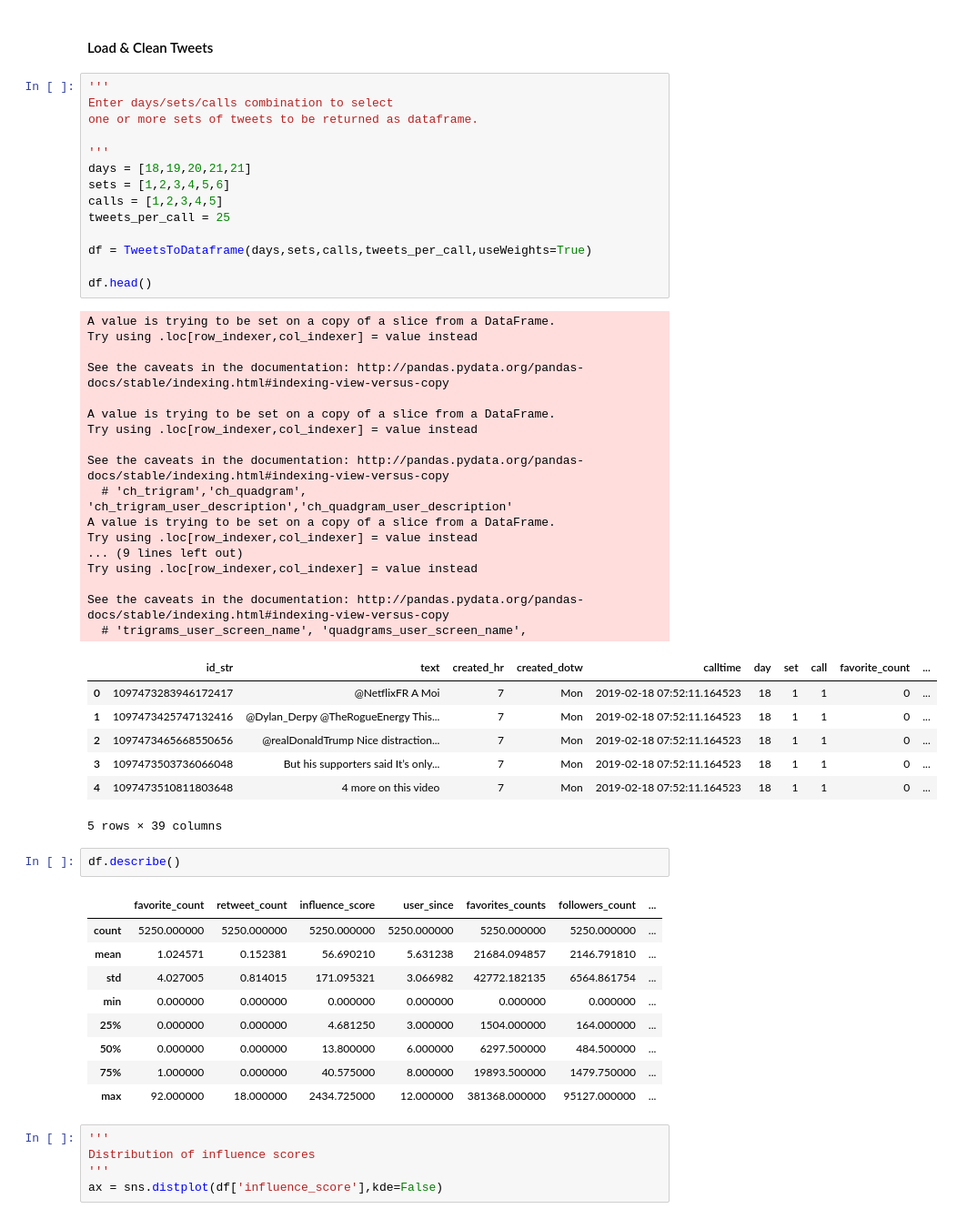
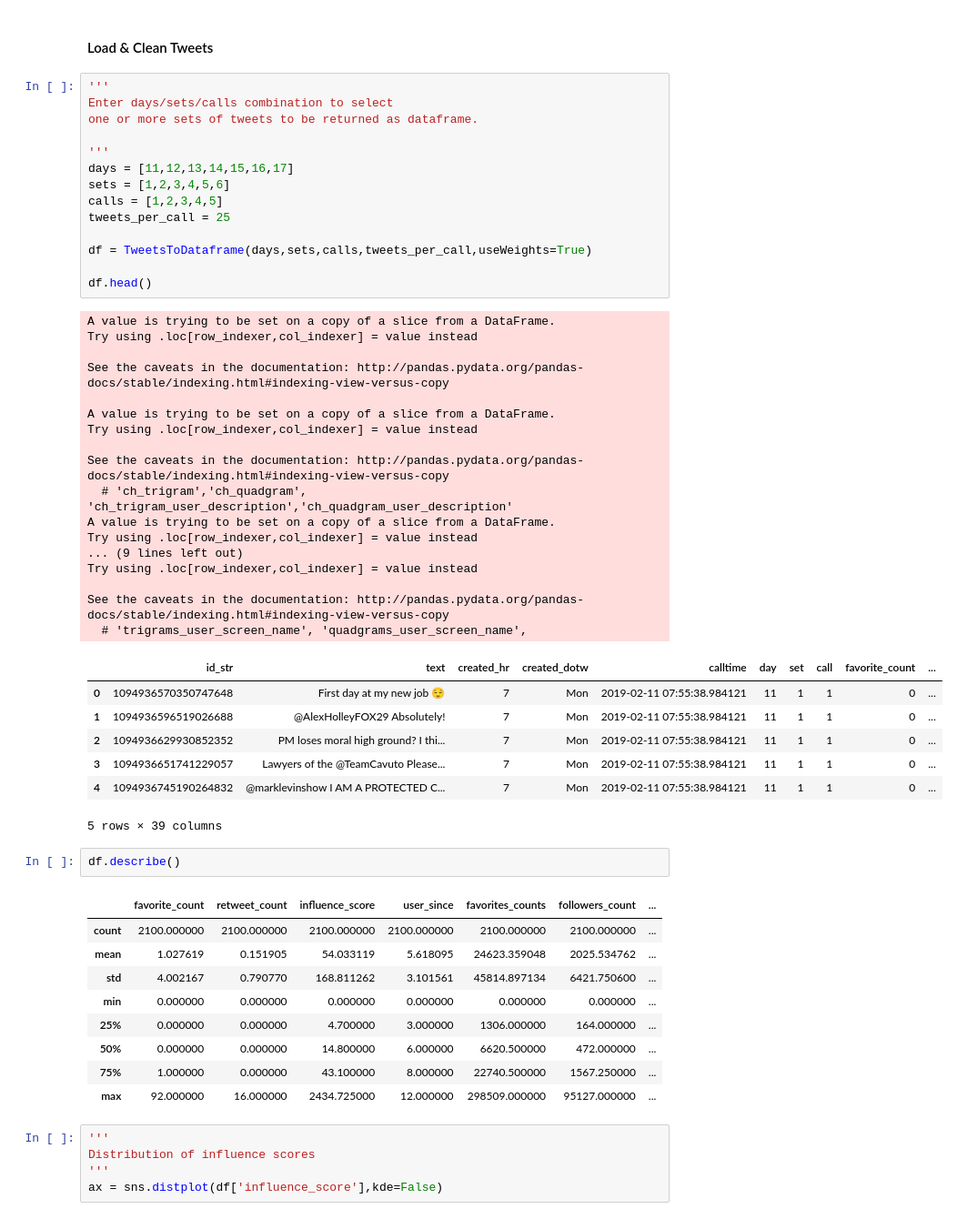
Before and after one commit to jdecke71/tw_net, a Jupyter notebook: notebooks/analysis.ipynb, the cells around one changed output. Shown at 91% size. Drawn from its saved outputs; the diff is of its cells as text.

```diff
--- a/notebooks/analysis.ipynb
+++ b/notebooks/analysis.ipynb
@@ -16,52 +16,52 @@
 Enter days/sets/calls combination to select
 one or more sets of tweets to be returned as dataframe.
 
 '''
-days = [18,19,20,21,21]
+days = [11,12,13,14,15,16,17]
 sets = [1,2,3,4,5,6]
 calls = [1,2,3,4,5]
 tweets_per_call = 25
 
 df = TweetsToDataframe(days,sets,calls,tweets_per_call,useWeights=True)
 
 df.head()
 # %% [output]
 A value is trying to be set on a copy of a slice from a DataFrame.
 Try using .loc[row_indexer,col_indexer] = value instead
 
 See the caveats in the documentation: http://pandas.pydata.org/pandas-docs/stable/indexing.html#indexing-view-versus-copy
 
 A value is trying to be set on a copy of a slice from a DataFrame.
 Try using .loc[row_indexer,col_indexer] = value instead
 
 See the caveats in the documentation: http://pandas.pydata.org/pandas-docs/stable/indexing.html#indexing-view-versus-copy
   # 'ch_trigram','ch_quadgram', 'ch_trigram_user_description','ch_quadgram_user_description'
 A value is trying to be set on a copy of a slice from a DataFrame.
 Try using .loc[row_indexer,col_indexer] = value instead
 ... (9 lines left out)
 Try using .loc[row_indexer,col_indexer] = value instead
 
 See the caveats in the documentation: http://pandas.pydata.org/pandas-docs/stable/indexing.html#indexing-view-versus-copy
   # 'trigrams_user_screen_name', 'quadgrams_user_screen_name',
 |  | id_str | text | created_hr | created_dotw | calltime | day | set | call | favorite_count | ... |
-| 0 | 1097473283946172417 | @NetflixFR A Moi | 7 | Mon | 2019-02-18 07:52:11.164523 | 18 | 1 | 1 | 0 | ... |
-| 1 | 1097473425747132416 | @Dylan_Derpy @TheRogueEnergy This... | 7 | Mon | 2019-02-18 07:52:11.164523 | 18 | 1 | 1 | 0 | ... |
-| 2 | 1097473465668550656 | @realDonaldTrump Nice distraction... | 7 | Mon | 2019-02-18 07:52:11.164523 | 18 | 1 | 1 | 0 | ... |
-| 3 | 1097473503736066048 | But his supporters said It’s only... | 7 | Mon | 2019-02-18 07:52:11.164523 | 18 | 1 | 1 | 0 | ... |
-| 4 | 1097473510811803648 | 4 more on this video | 7 | Mon | 2019-02-18 07:52:11.164523 | 18 | 1 | 1 | 0 | ... |
+| 0 | 1094936570350747648 | First day at my new job 😌 | 7 | Mon | 2019-02-11 07:55:38.984121 | 11 | 1 | 1 | 0 | ... |
+| 1 | 1094936596519026688 | @AlexHolleyFOX29 Absolutely! | 7 | Mon | 2019-02-11 07:55:38.984121 | 11 | 1 | 1 | 0 | ... |
+| 2 | 1094936629930852352 | PM loses moral high ground? I thi... | 7 | Mon | 2019-02-11 07:55:38.984121 | 11 | 1 | 1 | 0 | ... |
+| 3 | 1094936651741229057 | Lawyers of the @TeamCavuto Please... | 7 | Mon | 2019-02-11 07:55:38.984121 | 11 | 1 | 1 | 0 | ... |
+| 4 | 1094936745190264832 | @marklevinshow I AM A PROTECTED C... | 7 | Mon | 2019-02-11 07:55:38.984121 | 11 | 1 | 1 | 0 | ... |
 5 rows × 39 columns
 # %%
 df.describe()
 # %% [output]
 |  | favorite_count | retweet_count | influence_score | user_since | favorites_counts | followers_count | ... |
-| count | 5250.000000 | 5250.000000 | 5250.000000 | 5250.000000 | 5250.000000 | 5250.000000 | ... |
-| mean | 1.024571 | 0.152381 | 56.690210 | 5.631238 | 21684.094857 | 2146.791810 | ... |
-| std | 4.027005 | 0.814015 | 171.095321 | 3.066982 | 42772.182135 | 6564.861754 | ... |
+| count | 2100.000000 | 2100.000000 | 2100.000000 | 2100.000000 | 2100.000000 | 2100.000000 | ... |
+| mean | 1.027619 | 0.151905 | 54.033119 | 5.618095 | 24623.359048 | 2025.534762 | ... |
+| std | 4.002167 | 0.790770 | 168.811262 | 3.101561 | 45814.897134 | 6421.750600 | ... |
 | min | 0.000000 | 0.000000 | 0.000000 | 0.000000 | 0.000000 | 0.000000 | ... |
-| 25% | 0.000000 | 0.000000 | 4.681250 | 3.000000 | 1504.000000 | 164.000000 | ... |
-| 50% | 0.000000 | 0.000000 | 13.800000 | 6.000000 | 6297.500000 | 484.500000 | ... |
-| 75% | 1.000000 | 0.000000 | 40.575000 | 8.000000 | 19893.500000 | 1479.750000 | ... |
-| max | 92.000000 | 18.000000 | 2434.725000 | 12.000000 | 381368.000000 | 95127.000000 | ... |
+| 25% | 0.000000 | 0.000000 | 4.700000 | 3.000000 | 1306.000000 | 164.000000 | ... |
+| 50% | 0.000000 | 0.000000 | 14.800000 | 6.000000 | 6620.500000 | 472.000000 | ... |
+| 75% | 1.000000 | 0.000000 | 43.100000 | 8.000000 | 22740.500000 | 1567.250000 | ... |
+| max | 92.000000 | 16.000000 | 2434.725000 | 12.000000 | 298509.000000 | 95127.000000 | ... |
 # %%
 '''
 Distribution of influence scores
```
Also changed, not shown: parts of 7 cells of this notebook, 7 other files.
